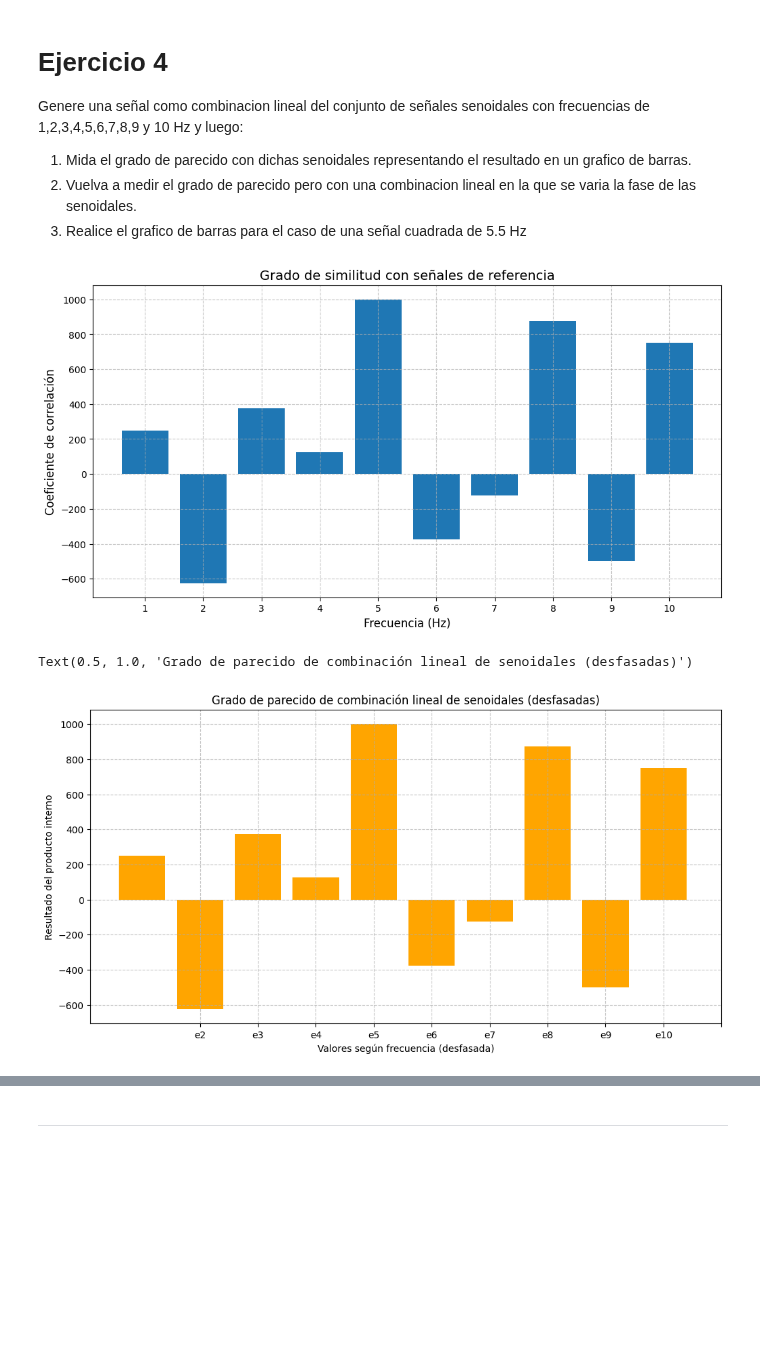
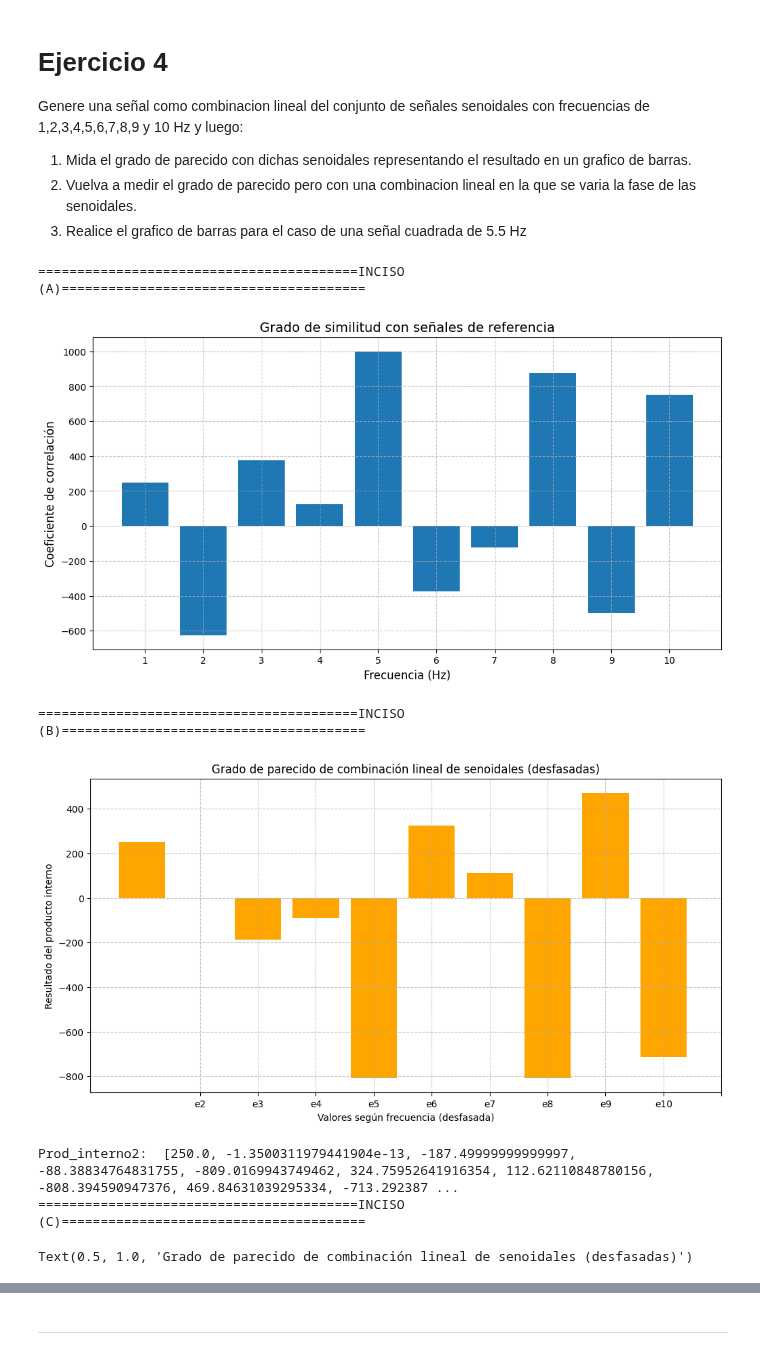
Before and after one commit to lucasgarcia2297/PDS, a Jupyter notebook: Guia3/Guia3.ipynb, the cells around one changed output, grey strips where cells are left out. Saved outputs shown, nothing was run; the diff lists cells and outputs as text; code cells hidden in the pictures; blank space fills up the shorter version.

```diff
--- a/Guia3/Guia3.ipynb
+++ b/Guia3/Guia3.ipynb
@@ -230,6 +253,7 @@ A = 1.0  # Amplitud de la señal
 
 [t,y] = cuadrada(tinicial, tfinal, fs, fm, phi, A)
 #===============================INCISO 1========================================
+print("#================================INCISO 1========================================")
 ##
 ### FUNCIONES DE LEGENDRE: (pág 62 - Libro de cátedra Señales)
 ### Funcion de Legendre de phi0 a phi3 evaluadas en t
@@ -262,6 +286,7 @@ print(f"Error cuadrático total con 4 coeficientes: {error_cuadratico_total3:.4f
 
 #================================================================================
 #==================================INCISO 2 =====================================
+print("#================================INCISO 2========================================")
 # Variaciones pequeñas en los coeficientes α1 (índice 1) y α3 (índice 3)
 variaciones = np.arange(-10, 10 + 0.5, 0.5)
 # Crear malla para las variaciones
@@ -294,10 +319,9 @@ min_index = np.unravel_index(np.argmin(error_cuadratico_medioB), error_cuadratic
 min_alpha1_variation = X[min_index]
 min_alpha3_variation = Y[min_index]
 min_error = error_cuadratico_medioB[min_index]
-print(f"🔍 Mínimo ECM encontrado:"
+print(f"Mínimo ECM encontrado:"
       f"\n - Variación en α₁ (índice 1): {min_alpha1_variation:.4f} es igual a {alphas3[1]:.4f}"
       f"\n - Variación en α₃ (índice 3): {min_alpha3_variation:.4f} es igual a { alphas3[3]:.4f}"
-      f"\n - Variación en α₃ (índice 3): {min_alpha3_variation:.4f}"
       f"\n - Error cuadrático medio mínimo: {min_error:.6f}")
 
 ax.scatter(X[min_index], Y[min_index], min_error, color='r', s=100, label='Mínimo ECM')
@@ -317,7 +341,7 @@ min_alpha1_variation = X[min_index]
 min_alpha3_variation = Y[min_index]
 min_error = error_cuadratico_medioB[min_index]
 
-print(f"\n🔍 Mínimo ECM encontrado:")
+print(f"\n Mínimo ECM encontrado:")
 print(f" - Variación en α₁ (índice 1): {min_alpha1_variation:.4f}")
 print(f" - Variación en α₃ (índice 3): {min_alpha3_variation:.4f}")
 print(f" - Error cuadrático medio mínimo: {min_error:.6f}")
@@ -325,6 +349,7 @@ print(f" - Error cuadrático medio mínimo: {min_error:.6f}")
 #================================================================================
 
 #================================INCISO 3========================================
+print("#================================INCISO 3========================================")
 # Funciones de Legendre ortonormales hasta orden n
 def legendre_ortonormales(n, t):
     from numpy.polynomial.legendre import legval
@@ -347,7 +372,7 @@ phi = 0.0
 A = 1.0
 
 t, y = cuadrada(tinicial, tfinal, fs, fm, phi, A)
-dt = 1/fm
+T = 1/fm
 errores = []
 ordenes = range(4,11,2)
 
@@ -361,15 +386,14 @@ colores = ['r', 'g', 'b', 'c', 'm', 'y', 'orange', 'purple']
 
 for i, n in enumerate(ordenes):
     phi_n = legendre_ortonormales(n, t)
-    alphas_n = np.array([np.sum(y * phi_k) * dt for phi_k in phi_n])
+    alphas_n = np.array([np.sum(y * phi_k) * T for phi_k in phi_n])
     y_aprox_n = phi_n.T @ alphas_n
 
     error_n = np.sum((y - y_aprox_n)**2)
     errores.append(error_n)
 
     color = colores[i % len(colores)]
-    plt.stem(t, y_aprox_n, linefmt=color + '-', markerfmt=color + 'o', basefmt=' ',
-             label=f'Aproximación con {n} coef.')
+    plt.stem(t, y_aprox_n, linefmt=color + '-', markerfmt=color + 'o', basefmt=' ', label=f'Aproximación con {n} coef.')
 
 plt.stem(t, y,'k-', label='Señal Cuadrada', basefmt=' ')
 plt.grid()
@@ -445,7 +471,7 @@ def senoidales(phi):
 
     for i in range(1, 11):
         fs = i  # Frecuencia de la señal (1-10 Hz)
-        current_phi = (fs-1)*(np.pi/2) if phi != 0 else 0
+        current_phi = (fs-1)*(np.pi/i) if phi != 0 else 0
         _, aux = senoidal(ta, tb, fs, fm, current_phi)
         res.append(aux)
     return res
@@ -458,7 +484,7 @@ def senoidal_compuesta(a, phi):
 #==========================================================================================
 #=========================================INCISO (A)=======================================
 #==========================================================================================
-
+print("=========================================INCISO (A)=======================================")
 # Coeficientes y cálculo
 coeficientes_a = np.array([2, -5, 3, 1, 8, -3, -1, 7, -4, 6])
 compuesta = senoidal_compuesta(coeficientes_a, phi=0)
@@ -484,37 +510,44 @@ plt.show()
 #==========================================================================================
 #=========================================INCISO (B)=======================================
 #==========================================================================================
+print("=========================================INCISO (B)=======================================")
 ref2 = senoidales(np.pi)
 prod_interno2 = []
 for i in range(1,11):
     prod_interno2.append(compuesta@ref2[i])
 
 x_barras = ['e1','e2','e3','e4','e5','e6','e7','e8','e9','e10']
 figure2 = plt.figure(figsize=(12, 6))
-plt.bar(x_barras,prod_interno,color='orange')
+plt.bar(x_barras,prod_interno2,color='orange')
 plt.xlabel('Valores según frecuencia (desfasada)')
 plt.ylabel('Resultado del producto interno')
 plt.xticks(range(1, 11))
 plt.grid(True, linestyle='--', alpha=0.7)
 plt.title('Grado de parecido de combinación lineal de senoidales (desfasadas)')
-
+plt.show()
+print("Prod_interno2: ", prod_interno2)
 #==========================================================================================
 #=========================================INCISO (C)=======================================
 #==========================================================================================
+print("=========================================INCISO (C)=======================================")
 _,y3 = onda_cuadrada(tiempo_inicial=0, tiempo_final=5, frecuencia_muestreo=50, frecuencia_senoidal=5.5, fase=0)
-prod_interno = []
+prod_interno3 = []
 for i in range(1,11):
-    prod_interno.append(y3@ref[i])
+    prod_interno3.append(y3@ref[i])
 
 x_barras = ['e1','e2','e3','e4','e5','e6','e7','e8','e9','e10']
 figure3 = plt.figure(figsize=(12, 6))
-plt.bar(x_barras,prod_interno,color='orange')
+plt.bar(x_barras,prod_interno3,color='green')
 plt.xlabel('Valores según frecuencia (desfasada)')
 plt.ylabel('Resultado del producto interno')
 plt.xticks(range(1, 11))
 plt.grid(True, linestyle='--', alpha=0.7)
 plt.title('Grado de parecido de combinación lineal de senoidales (desfasadas)')
 # %% [output]
+=========================================INCISO (A)=======================================
 [figure]
-Text(0.5, 1.0, 'Grado de parecido de combinación lineal de senoidales (desfasadas)')
+=========================================INCISO (B)=======================================
-[figure, old version]
+[figure, new version]
+Prod_interno2:  [250.0, -1.3500311979441904e-13, -187.49999999999997, -88.38834764831755, -809.0169943749462, 324.75952641916354, 112.62110848780156, -808.394590947376, 469.84631039295334, -713.292387 ...
+=========================================INCISO (C)=======================================
+Text(0.5, 1.0, 'Grado de parecido de combinación lineal de senoidales (desfasadas)')
```
Also changed, not shown: parts of 7 cells of this notebook.
